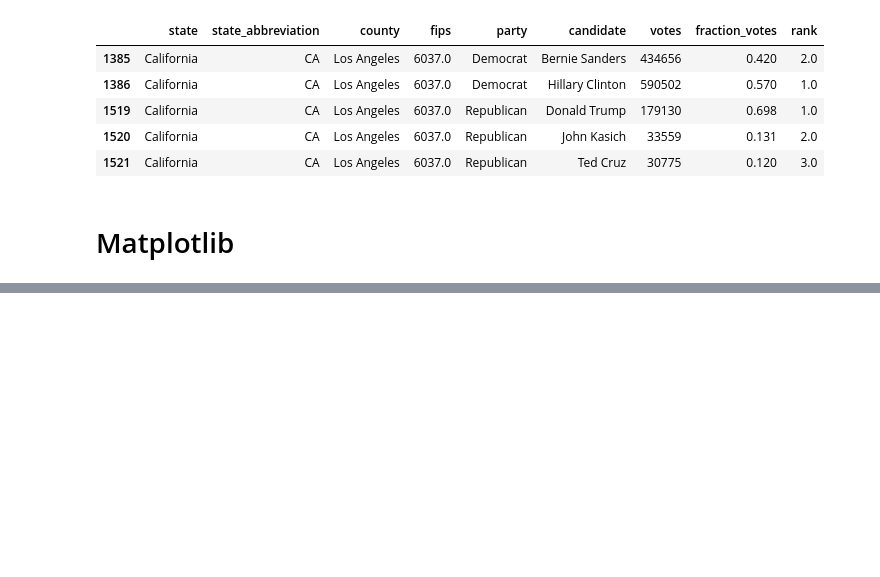
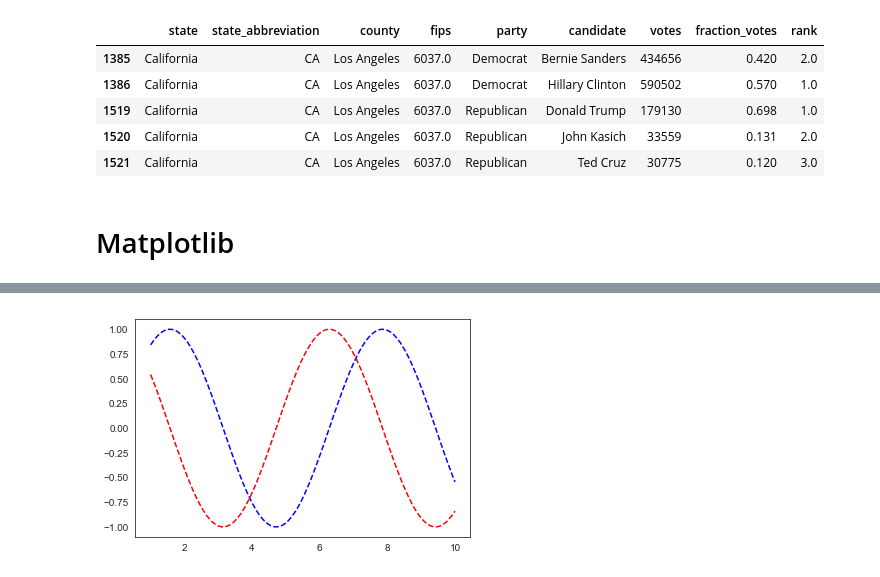
Before and after one commit to lucascarrafa/python_datascience, a Jupyter notebook: pandas_pt3.ipynb, the cells around one changed output, grey strips where cells are left out. Drawn from its saved outputs; the diff is of its cells as text; code cells hidden in the pictures; blank space fills up the shorter version.

```diff
--- a/pandas_pt3.ipynb
+++ b/pandas_pt3.ipynb
@@ -389,0 +422,6 @@ fig.savefig('sin.png')
+# %%
+plt.plot(x,np.sin(x),'b--')
+plt.plot(x,np.cos(x),'r--')
+plt.show()
+# %% [output]
+[figure, added]
```
Also changed, not shown: parts of 10 cells of this notebook.
